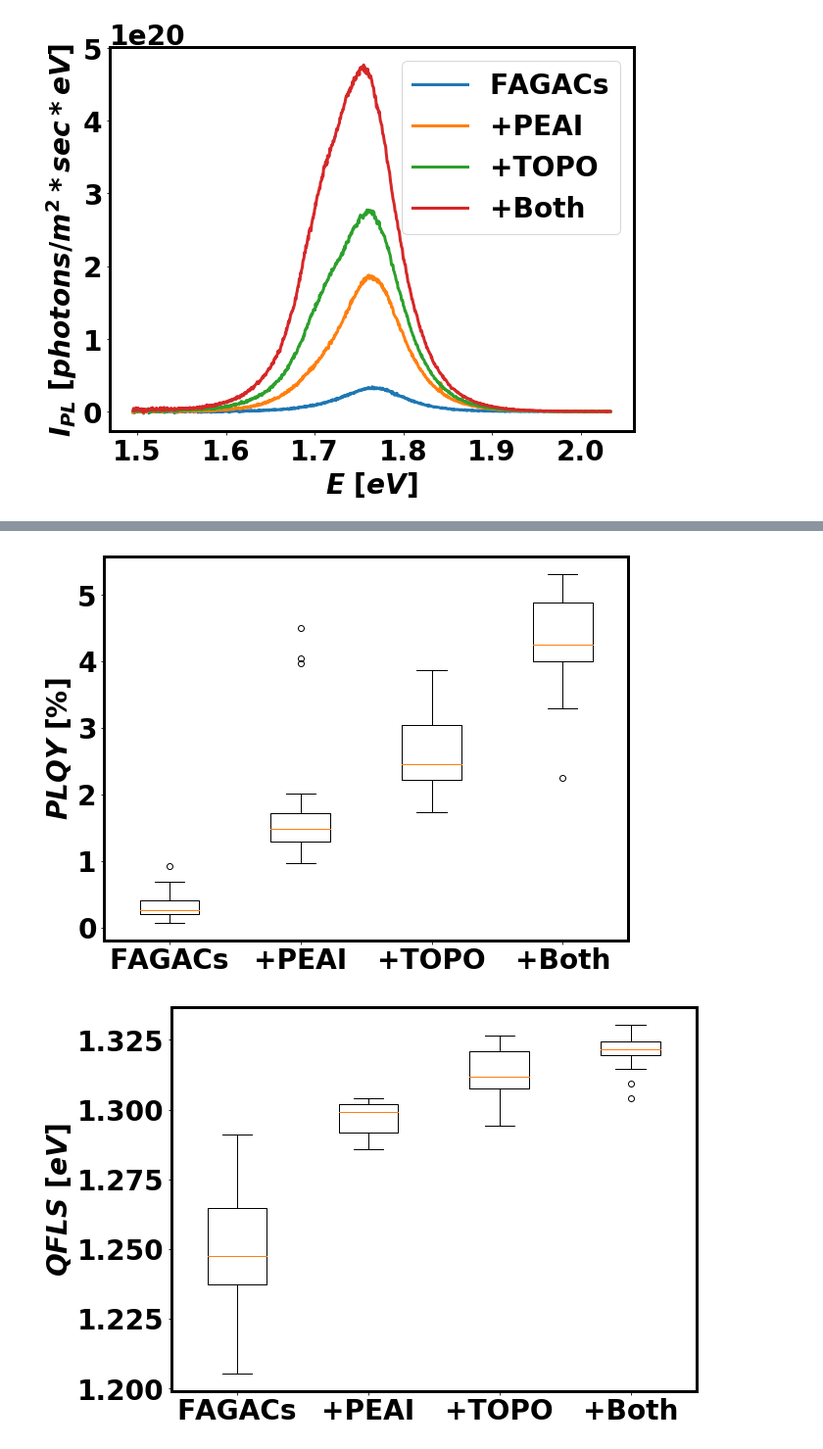
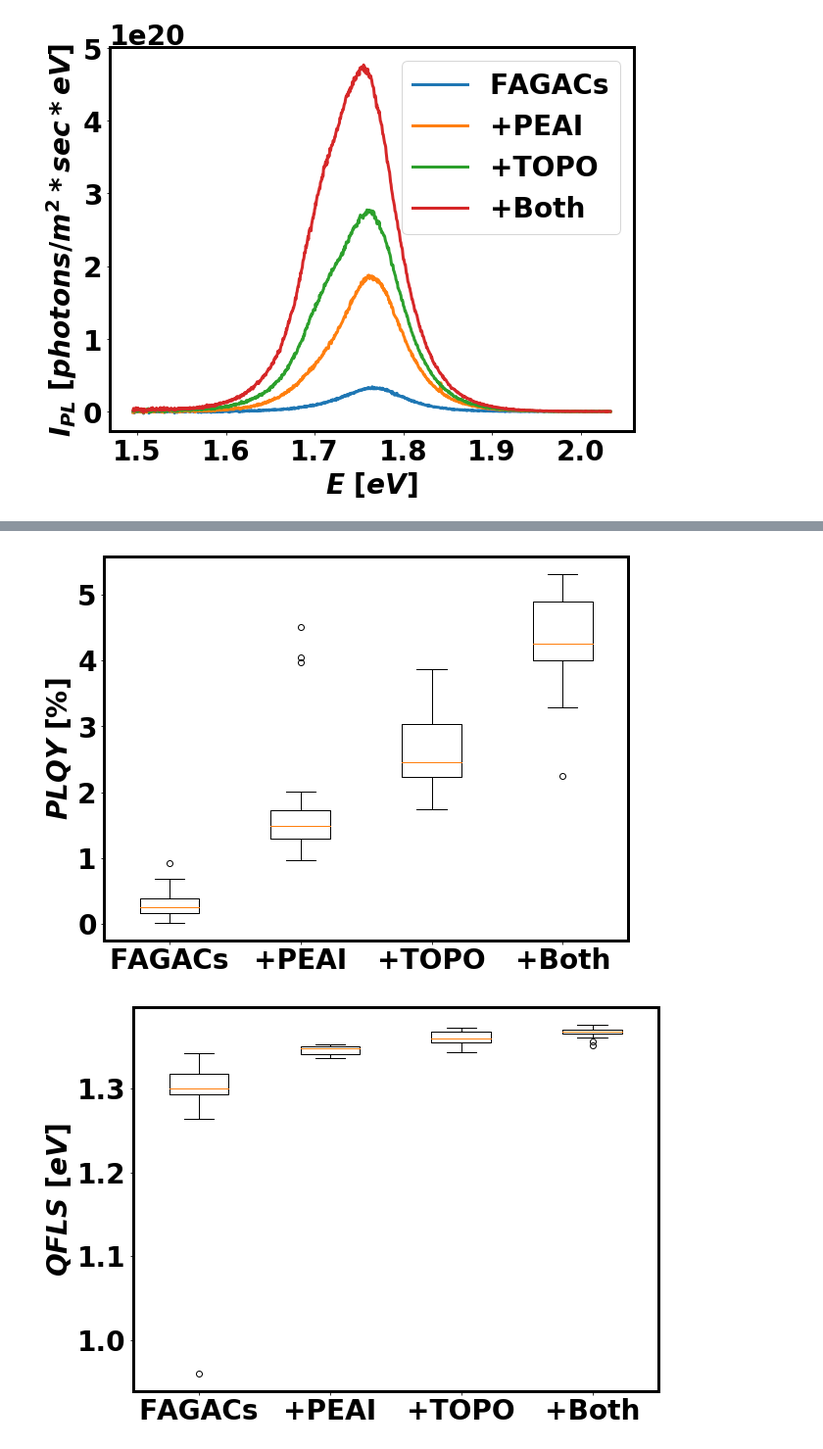
Before and after one commit to rstoddard24/PVtools, a Jupyter notebook: PVtools/PL/PLtools_examples.ipynb, the cells around one changed output, grey strips where cells are left out. Shown: that part at 98% size. Cells and saved outputs as stored; diff of their text form; code cells hidden in the pictures.

```diff
--- a/PVtools/PL/PLtools_examples.ipynb
+++ b/PVtools/PL/PLtools_examples.ipynb
@@ -44,6 +44,7 @@ q = 1.60218e-19
 directory = '../../data/PLdata/2018_10-12PL'
 laser_power = 32*1e-9
 grating = '500nm' # '500nm' or '1200nm' or '1200nm-InGaAs
+laser = '532nm' #532nm or 785nm
 #dname = 'Dark.txt' #assumes 1 dark name per folder
 
 #Now lets look into the directory to see what files we have to analyze
@@ -115,9 +116,10 @@ for ii in (7, 2, 1, 0):
     aipl_data = PLtools.aipl(data,dark,grating)
 
     #Determine PL params using PLtools.plqy_ext function
+    temperature = '315K' #315K or 350K
     (mean_Ipl, peak_pos, FWHM,
      PLQY, dmu_PLQY, chi_PLQY,
-     dmu_PLQY_Eg, chi_PLQY_Eg) = PLtools.plqy_ext(aipl_data, laser_power)
+     dmu_PLQY_Eg, chi_PLQY_Eg) = PLtools.plqy_ext(aipl_data, laser_power, laser, temperature)
 
     #We will make a list for each param we want to plot (a list of np arrays)
     #Exclude 0 entries (datapoints that were skipped)
@@ -159,2 +178,2 @@ plt.show()
-[figure, old version]
+[figure, new version]
-[figure, old version]
+[figure, new version]
```
Also changed, not shown: parts of 2 cells of this notebook, 4 other files.
